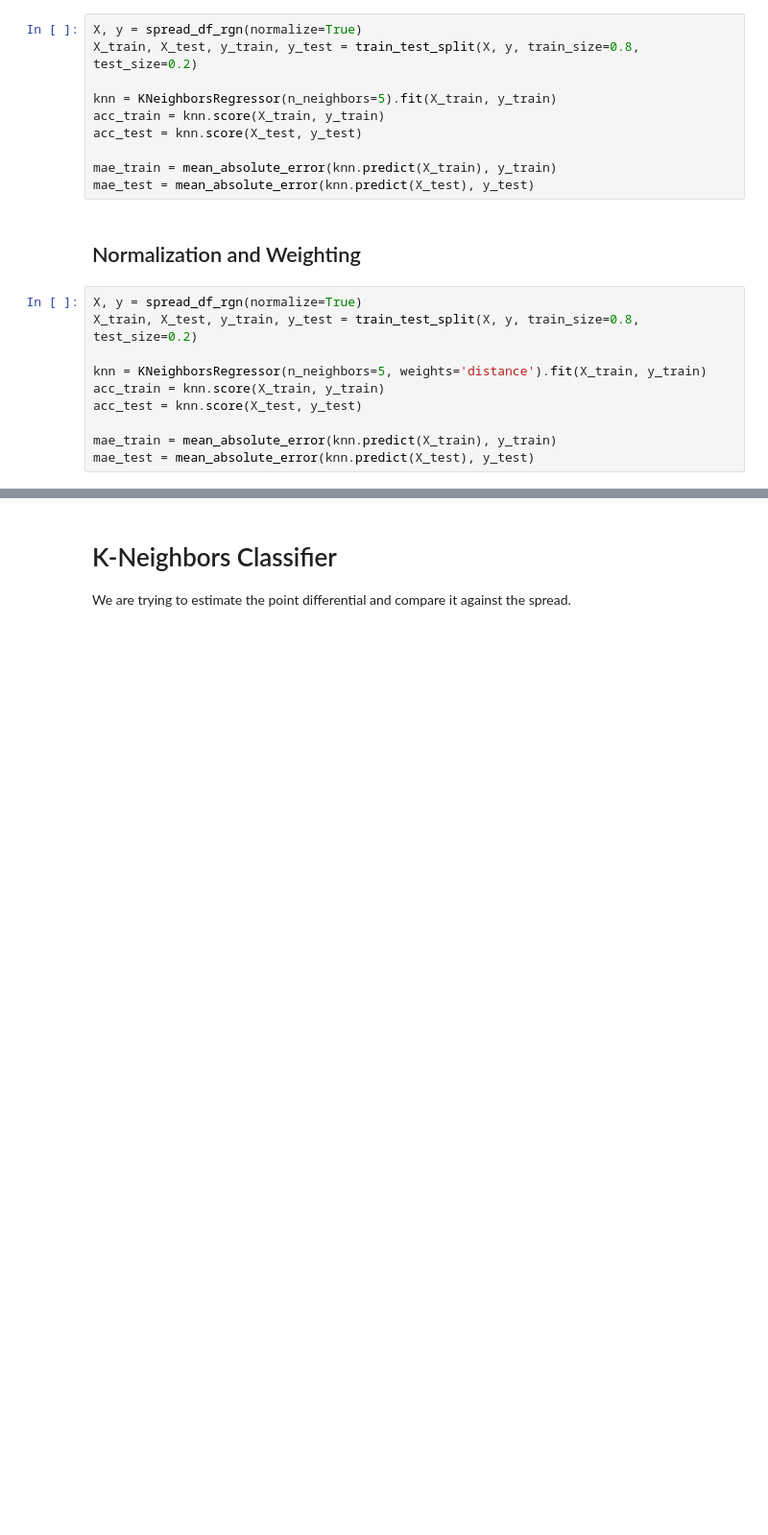
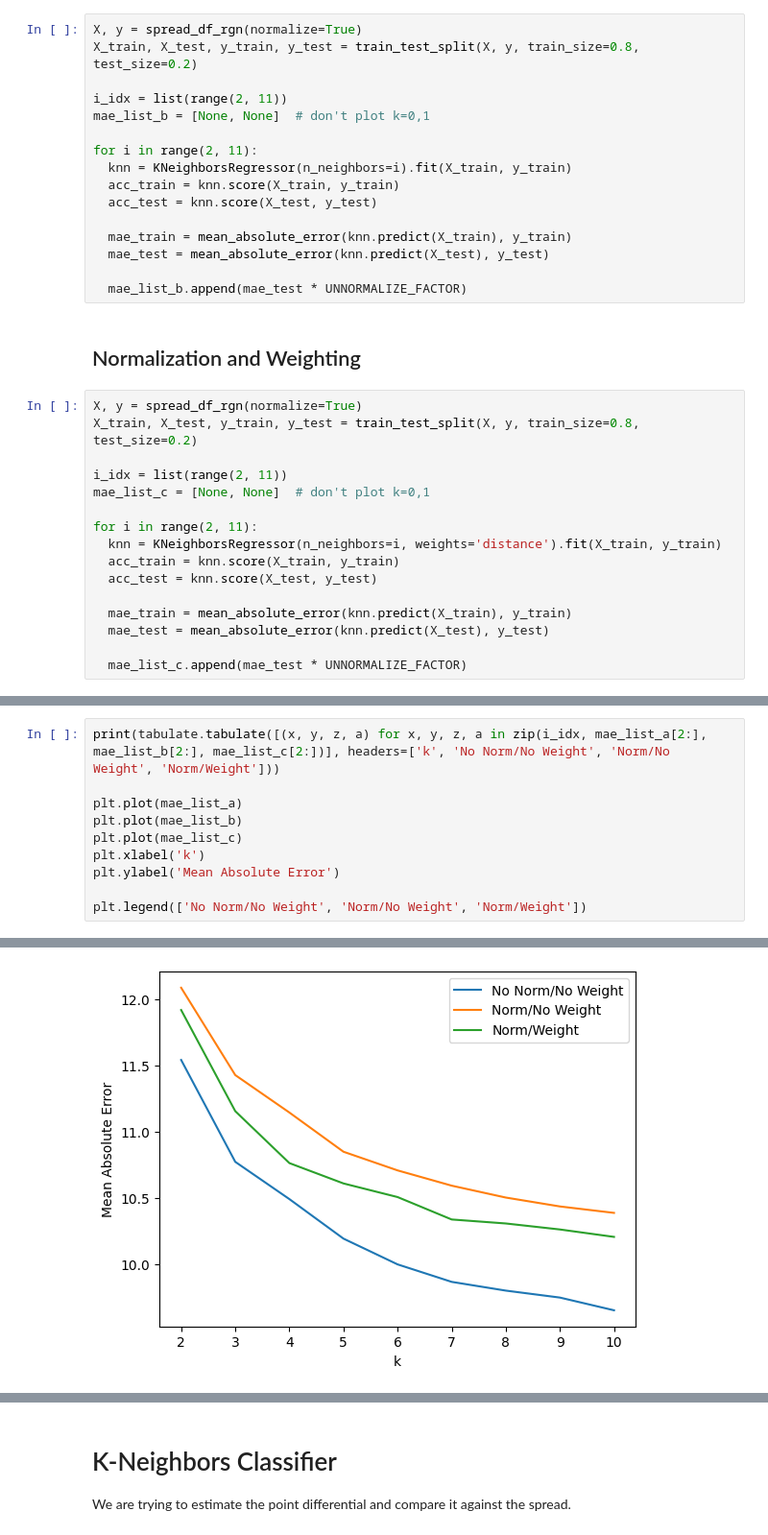
Before and after one commit to darrenrs/cs270-nbaproj, a Jupyter notebook: DRS.ipynb, the cells around one changed output, grey strips where cells are left out. Shown: that part at 96% size. Saved outputs shown, nothing was run; the diff lists cells and outputs as text; blank space fills up the shorter version.

```diff
--- a/DRS.ipynb
+++ b/DRS.ipynb
@@ -90,21 +105,33 @@ mae_test = mean_absolute_error(knn.predict(X_test), y_test)
 X, y = spread_df_rgn(normalize=True)
 X_train, X_test, y_train, y_test = train_test_split(X, y, train_size=0.8, test_size=0.2)
 
-knn = KNeighborsRegressor(n_neighbors=5).fit(X_train, y_train)
-acc_train = knn.score(X_train, y_train)
-acc_test = knn.score(X_test, y_test)
+i_idx = list(range(2, 11))
+mae_list_b = [None, None]  # don't plot k=0,1
 
-mae_train = mean_absolute_error(knn.predict(X_train), y_train)
-mae_test = mean_absolute_error(knn.predict(X_test), y_test)
+for i in range(2, 11):
+  knn = KNeighborsRegressor(n_neighbors=i).fit(X_train, y_train)
+  acc_train = knn.score(X_train, y_train)
+  acc_test = knn.score(X_test, y_test)
+
+  mae_train = mean_absolute_error(knn.predict(X_train), y_train)
+  mae_test = mean_absolute_error(knn.predict(X_test), y_test)
+
+  mae_list_b.append(mae_test * UNNORMALIZE_FACTOR)
 # %% [markdown]
 ## Normalization and Weighting
 # %%
 X, y = spread_df_rgn(normalize=True)
 X_train, X_test, y_train, y_test = train_test_split(X, y, train_size=0.8, test_size=0.2)
 
-knn = KNeighborsRegressor(n_neighbors=5, weights='distance').fit(X_train, y_train)
-acc_train = knn.score(X_train, y_train)
-acc_test = knn.score(X_test, y_test)
+i_idx = list(range(2, 11))
+mae_list_c = [None, None]  # don't plot k=0,1
 
-mae_train = mean_absolute_error(knn.predict(X_train), y_train)
-mae_test = mean_absolute_error(knn.predict(X_test), y_test)
+for i in range(2, 11):
+  knn = KNeighborsRegressor(n_neighbors=i, weights='distance').fit(X_train, y_train)
+  acc_train = knn.score(X_train, y_train)
+  acc_test = knn.score(X_test, y_test)
+
+  mae_train = mean_absolute_error(knn.predict(X_train), y_train)
+  mae_test = mean_absolute_error(knn.predict(X_test), y_test)
+
+  mae_list_c.append(mae_test * UNNORMALIZE_FACTOR)
@@ -113,0 +138,11 @@ As k increases, MAE for test training set is around 0.056. This means that the c
+# %%
+print(tabulate.tabulate([(x, y, z, a) for x, y, z, a in zip(i_idx, mae_list_a[2:], mae_list_b[2:], mae_list_c[2:])], headers=['k', 'No Norm/No Weight', 'Norm/No Weight', 'Norm/Weight']))
+
+plt.plot(mae_list_a)
+plt.plot(mae_list_b)
+plt.plot(mae_list_c)
+plt.xlabel('k')
+plt.ylabel('Mean Absolute Error')
+
+plt.legend(['No Norm/No Weight', 'Norm/No Weight', 'Norm/Weight'])
+# %% [output]
@@ -113,0 +161 @@ As k increases, MAE for test training set is around 0.056. This means that the c
+[figure, added]
```
Also changed, not shown: parts of 13 cells of this notebook, 2 other files.
